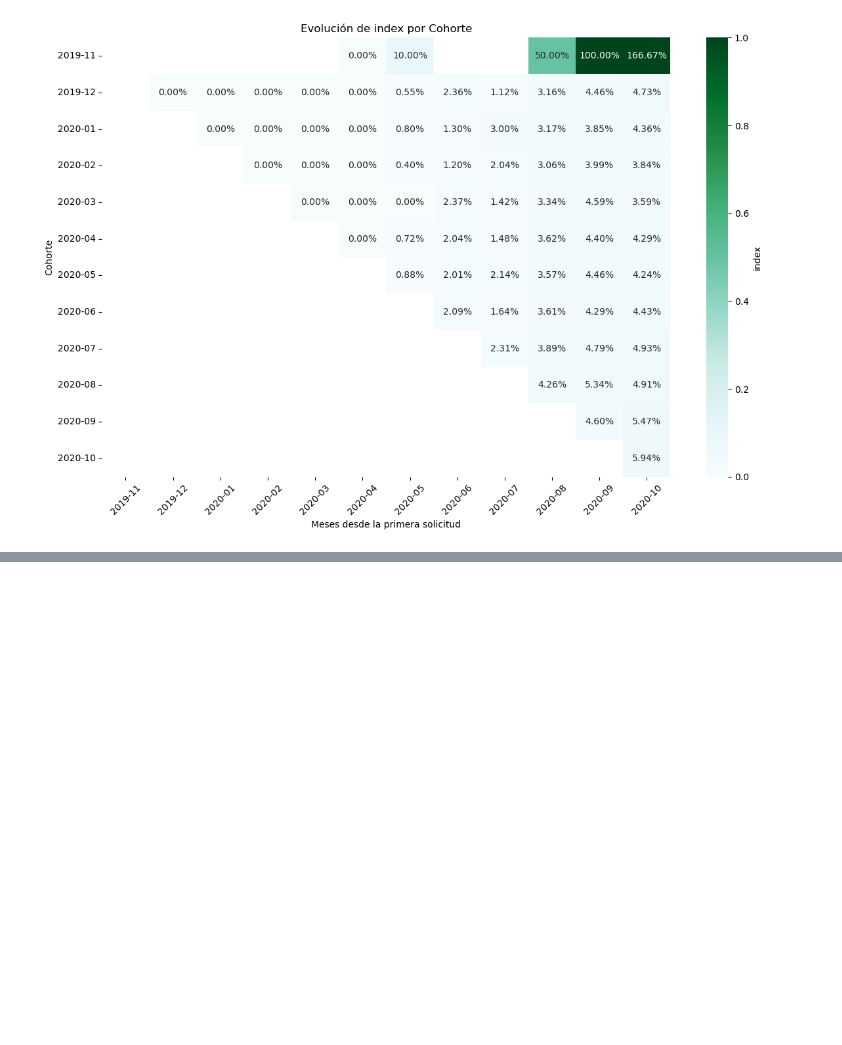
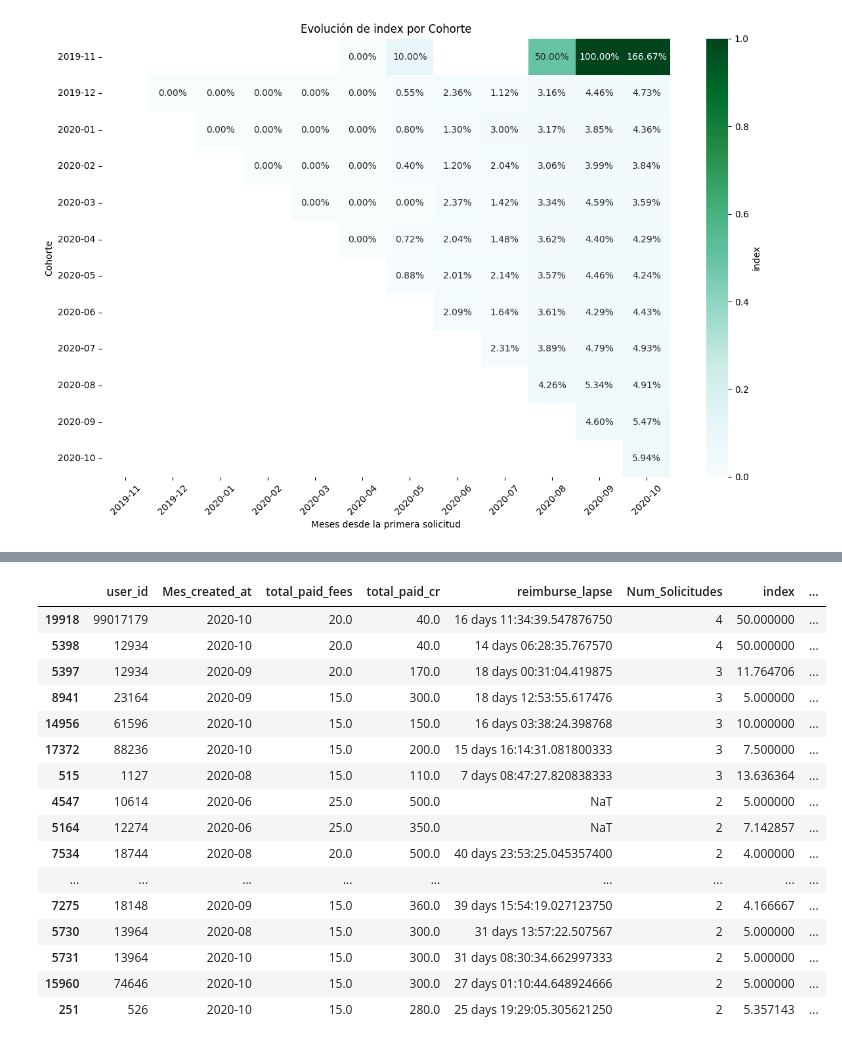
Before and after one commit to albagd77/Pasta-Loca---Proyecto-para-curso-Data-Scientist-UOC, a Jupyter notebook: analysis_ale.ipynb, the cells around one changed output, grey strips where cells are left out. Drawn from its saved outputs; the diff is of its cells as text; code cells hidden in the pictures; blank space fills up the shorter version.

```diff
--- a/analysis_ale.ipynb
+++ b/analysis_ale.ipynb
@@ -364,0 +389,27 @@ top_10_users
+# %%
+# Ordenar por el número de solicitudes, el monto total de tarifas pagadas, el tiempo de reembolso, y el índice, en orden descendente excepto para el índice
+sort_cohort_amount_2020_03 = cohort_analysis_2.sort_values(by=['Num_Solicitudes', 'total_paid_fees', 'reimburse_lapse', 'index'], ascending=[False, False, False, True])
+
+# Seleccionar los 20 usuarios principales después de ordenar
+top_20_users = sort_cohort_amount_2020_03.head(20)
+
+# Mostrar los 20 usuarios principales
+top_20_users
+# %% [output]
+|  | user_id | Mes_created_at | total_paid_fees | total_paid_cr | reimburse_lapse | Num_Solicitudes | index | ... |
+| 19918 | 99017179 | 2020-10 | 20.0 | 40.0 | 16 days 11:34:39.547876750 | 4 | 50.000000 | ... |
+| 5398 | 12934 | 2020-10 | 20.0 | 40.0 | 14 days 06:28:35.767570 | 4 | 50.000000 | ... |
+| 5397 | 12934 | 2020-09 | 20.0 | 170.0 | 18 days 00:31:04.419875 | 3 | 11.764706 | ... |
+| 8941 | 23164 | 2020-09 | 15.0 | 300.0 | 18 days 12:53:55.617476 | 3 | 5.000000 | ... |
+| 14956 | 61596 | 2020-10 | 15.0 | 150.0 | 16 days 03:38:24.398768 | 3 | 10.000000 | ... |
+| 17372 | 88236 | 2020-10 | 15.0 | 200.0 | 15 days 16:14:31.081800333 | 3 | 7.500000 | ... |
+| 515 | 1127 | 2020-08 | 15.0 | 110.0 | 7 days 08:47:27.820838333 | 3 | 13.636364 | ... |
+| 4547 | 10614 | 2020-06 | 25.0 | 500.0 | NaT | 2 | 5.000000 | ... |
+| 5164 | 12274 | 2020-06 | 25.0 | 350.0 | NaT | 2 | 7.142857 | ... |
+| 7534 | 18744 | 2020-08 | 20.0 | 500.0 | 40 days 23:53:25.045357400 | 2 | 4.000000 | ... |
+| ... | ... | ... | ... | ... | ... | ... | ... | ... |
+| 7275 | 18148 | 2020-09 | 15.0 | 360.0 | 39 days 15:54:19.027123750 | 2 | 4.166667 | ... |
+| 5730 | 13964 | 2020-08 | 15.0 | 300.0 | 31 days 13:57:22.507567 | 2 | 5.000000 | ... |
+| 5731 | 13964 | 2020-10 | 15.0 | 300.0 | 31 days 08:30:34.662997333 | 2 | 5.000000 | ... |
+| 15960 | 74646 | 2020-10 | 15.0 | 300.0 | 27 days 01:10:44.648924666 | 2 | 5.000000 | ... |
+| 251 | 526 | 2020-10 | 15.0 | 280.0 | 25 days 19:29:05.305621250 | 2 | 5.357143 | ... |
```
Also changed, not shown: parts of 23 cells of this notebook.
